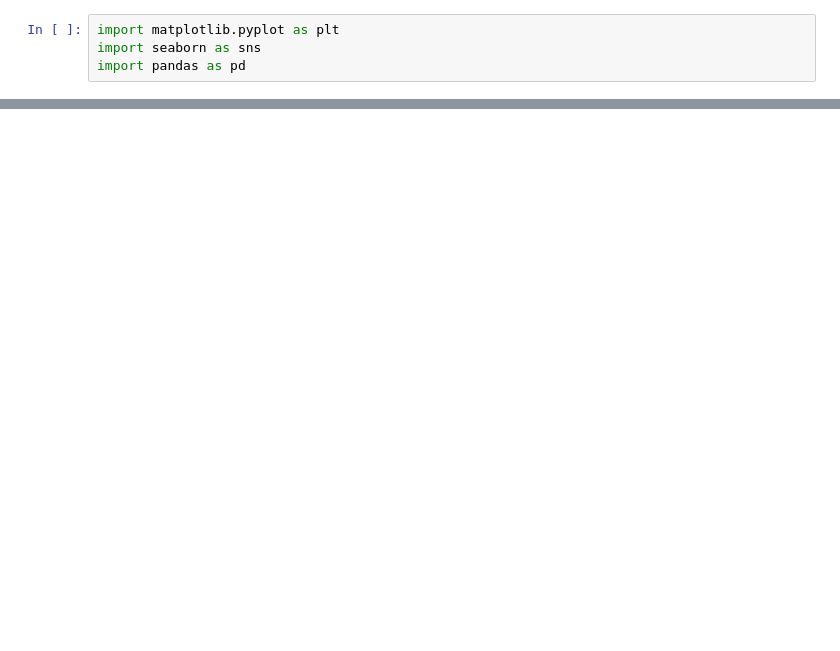
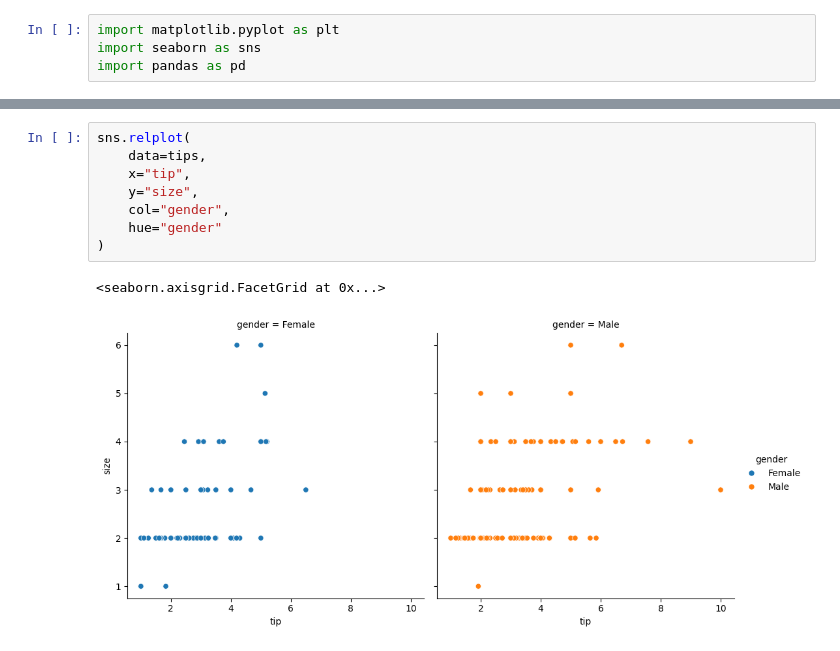
Before and after one commit to mayurbhunjwa-02/PBEL12, a Jupyter notebook: Day5_matplotlib.ipynb, the cells around one changed output, grey strips where cells are left out. Saved outputs shown, nothing was run; the diff lists cells and outputs as text; blank space fills up the shorter version.

```diff
--- a/Day5_matplotlib.ipynb
+++ b/Day5_matplotlib.ipynb
@@ -14,0 +45,11 @@ plt.show()
+# %%
+sns.relplot(
+    data=tips,
+    x="tip",
+    y="size",
+    col="gender",
+    hue="gender"
+)
+# %% [output]
+<seaborn.axisgrid.FacetGrid at 0x...>
+[figure, added]
```
Also changed, not shown: parts of 18 cells of this notebook.
